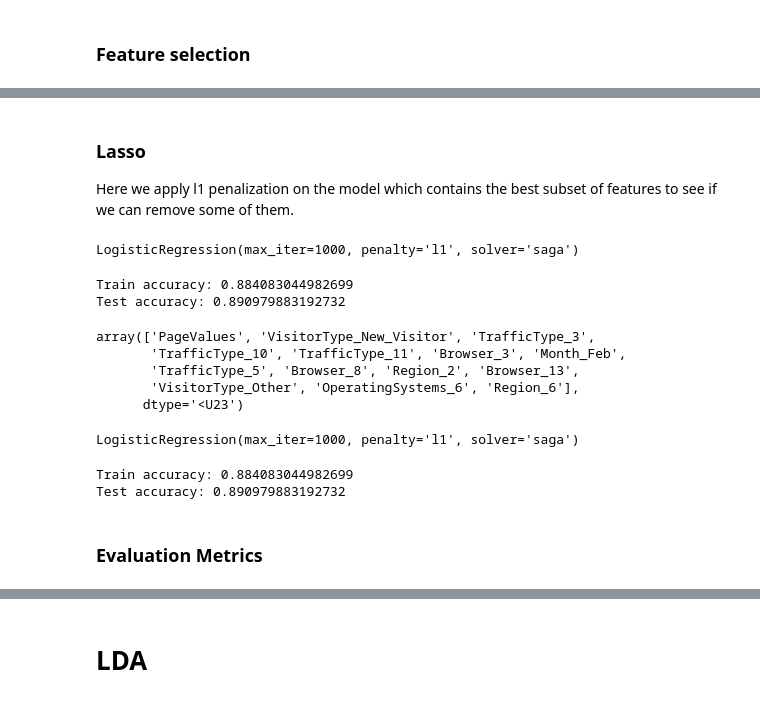
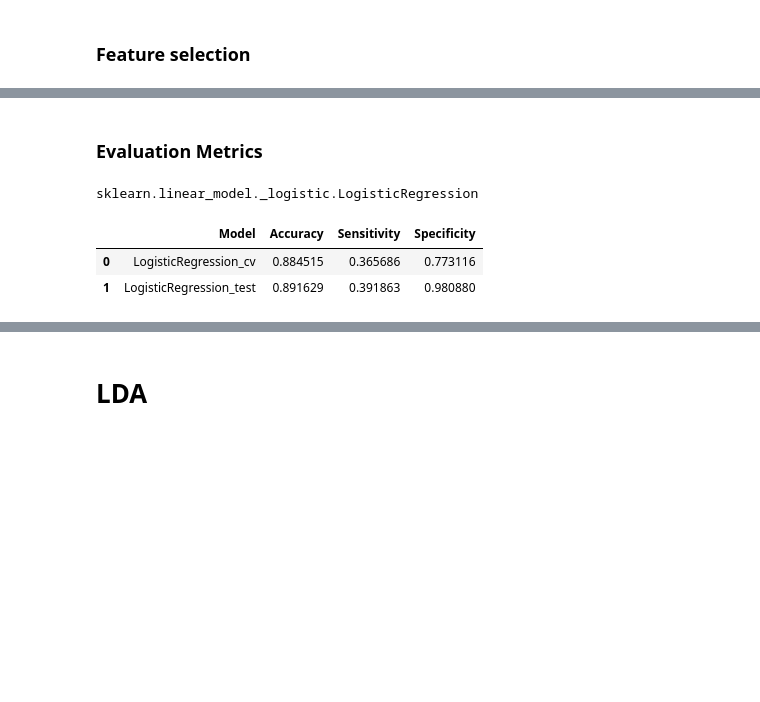
Before and after one commit to sararesta/ML-Homework, a Jupyter notebook: Classification-Copy1.ipynb, the cells around one changed output, grey strips where cells are left out. Cells and saved outputs as stored; diff of their text form; code cells hidden in the pictures; blank space fills up the shorter version.

```diff
--- a/Classification-Copy1.ipynb
+++ b/Classification-Copy1.ipynb
@@ -281,0 +241,15 @@ def classification_metrics(model, model_name, Xtrain, ytrain, Xtest, ytest,cv):
+# %%
+def accuracy(y_pred, y_true):
+    return (y_pred == y_true).mean()
+
+def calculate_sensitivity_specificity(confusion_matrix):
+    # Extract values from the confusion matrix
+    TN, FP, FN, TP = confusion_matrix.ravel()
+
+    # Calculate Sensitivity (Recall)
+    sensitivity = TP / (TP + FN)
+
+    # Calculate Specificity
+    specificity = TN / (TN + FP)
+
+    return sensitivity, specificity
@@ -309,8 +342,7 @@ X_test_scaled = pd.concat([test_scaled,X_test[categorical_features]],axis=1)
 ### Feature selection
 # %%
 cv = 5
-#prima era 10!
-features = forward_selection(X_train_scaled, y_train, X_test_scaled, y_test,"LogisticRegression",
+features_logistic = forward_selection(X_train_scaled, y_train, X_test_scaled, y_test,"LogisticRegression",
                   get_evaluator(make_scorer(accuracy)), np.argmax, # 2.
                   get_cv_evaluator(make_scorer(accuracy), cv), np.argmax, # 3.
                   get_cv_evaluator(make_scorer(accuracy), cv), np.argmax, # test
@@ -340,34 +370,15 @@ Total number of trained models: 2795
-# %% [markdown]
-### Lasso
-Here we apply l1 penalization on the model which contains the best subset of features to see if we can remove some of them.
-# %%
-model = LogisticRegression(solver='saga',penalty='l1',max_iter=1000)    # 2- hyperparams
-model.fit(X_train_scaled[features], y_train)                                # 3- model fitting
-y_predict = model.predict(X_test_scaled[features])                        # 4- model testing
-
-print("Train accuracy:", accuracy(y_train, model.predict(X_train_scaled[features])))
-print("Test accuracy:", accuracy(y_test, model.predict(X_test_scaled[features])))
-mask = np.where(model.coef_ != 0,True, False).reshape(len(features))
-features = np.array(features)
-filtered_features = features[mask]
-filtered_features
-
-model = LogisticRegression(solver='saga',penalty='l1',max_iter=1000)    # 2- hyperparams
-model.fit(X_train_scaled[filtered_features], y_train)                                # 3- model fitting
-y_predict = model.predict(X_test_scaled[filtered_features])
-print("Train accuracy:", accuracy(y_train, model.predict(X_train_scaled[filtered_features])))
-print("Test accuracy:", accuracy(y_test, model.predict(X_test_scaled[filtered_features])))
-# %% [output]
-LogisticRegression(max_iter=1000, penalty='l1', solver='saga')
-Train accuracy: 0.884083044982699
-Test accuracy: 0.890979883192732
-array(['PageValues', 'VisitorType_New_Visitor', 'TrafficType_3',
-       'TrafficType_10', 'TrafficType_11', 'Browser_3', 'Month_Feb',
-       'TrafficType_5', 'Browser_8', 'Region_2', 'Browser_13',
-       'VisitorType_Other', 'OperatingSystems_6', 'Region_6'],
-      dtype='<U23')
-LogisticRegression(max_iter=1000, penalty='l1', solver='saga')
-Train accuracy: 0.884083044982699
-Test accuracy: 0.890979883192732
-# %% [markdown]
-### Evaluation Metrics
+# %% [markdown]
+### Evaluation Metrics
+# %%
+model = LogisticRegression(solver="newton-cg",penalty="none",max_iter=1000)
+ypred = model.fit(X_train_scaled,y_train)
+type(ypred)
+# %% [output]
+sklearn.linear_model._logistic.LogisticRegression
+# %%
+model = LogisticRegression(solver="newton-cg",penalty="none",max_iter=1000)
+classification_metrics(model, "LogisticRegression", X_train_scaled[features_logistic], y_train, X_test_scaled[features_logistic], y_test,5)
+# %% [output]
+|  | Model | Accuracy | Sensitivity | Specificity |
+| 0 | LogisticRegression_cv | 0.884515 | 0.365686 | 0.773116 |
+| 1 | LogisticRegression_test | 0.891629 | 0.391863 | 0.980880 |
```
Also changed, not shown: parts of 47 cells of this notebook.
